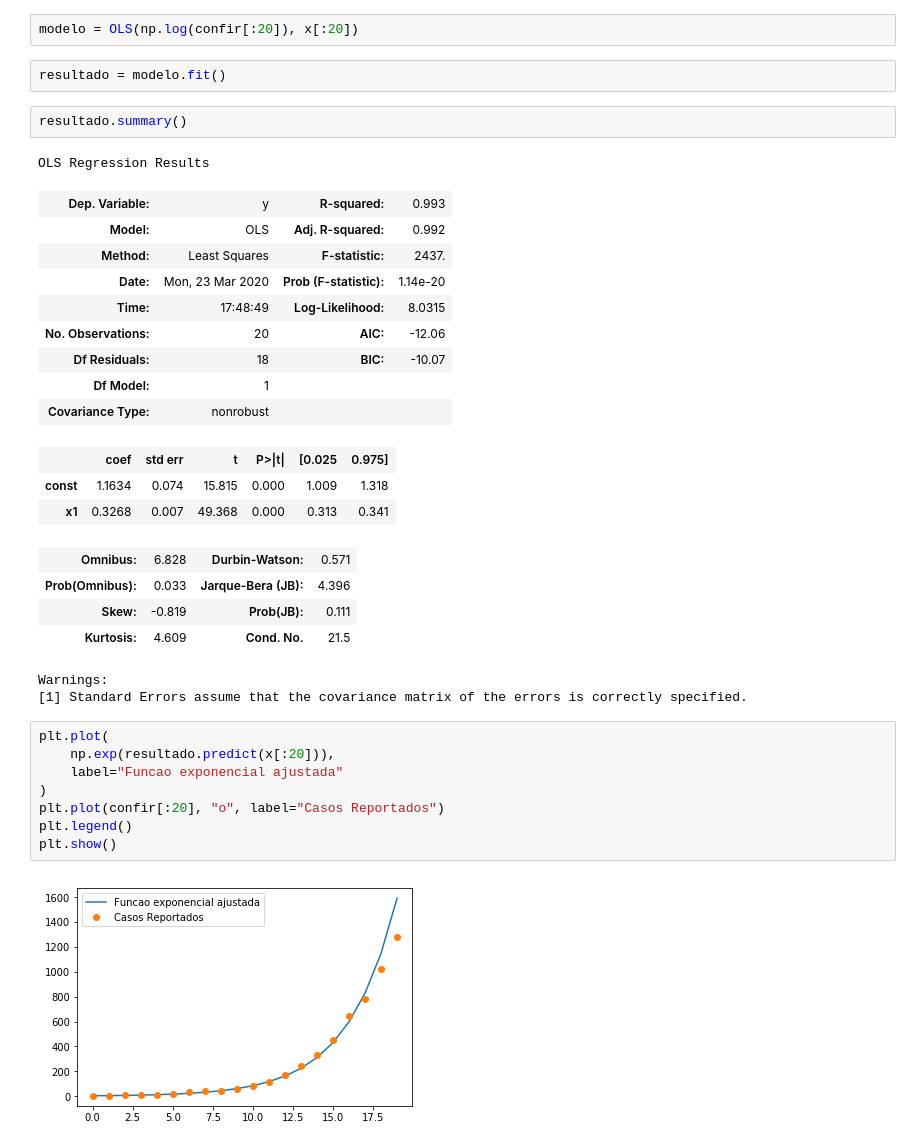
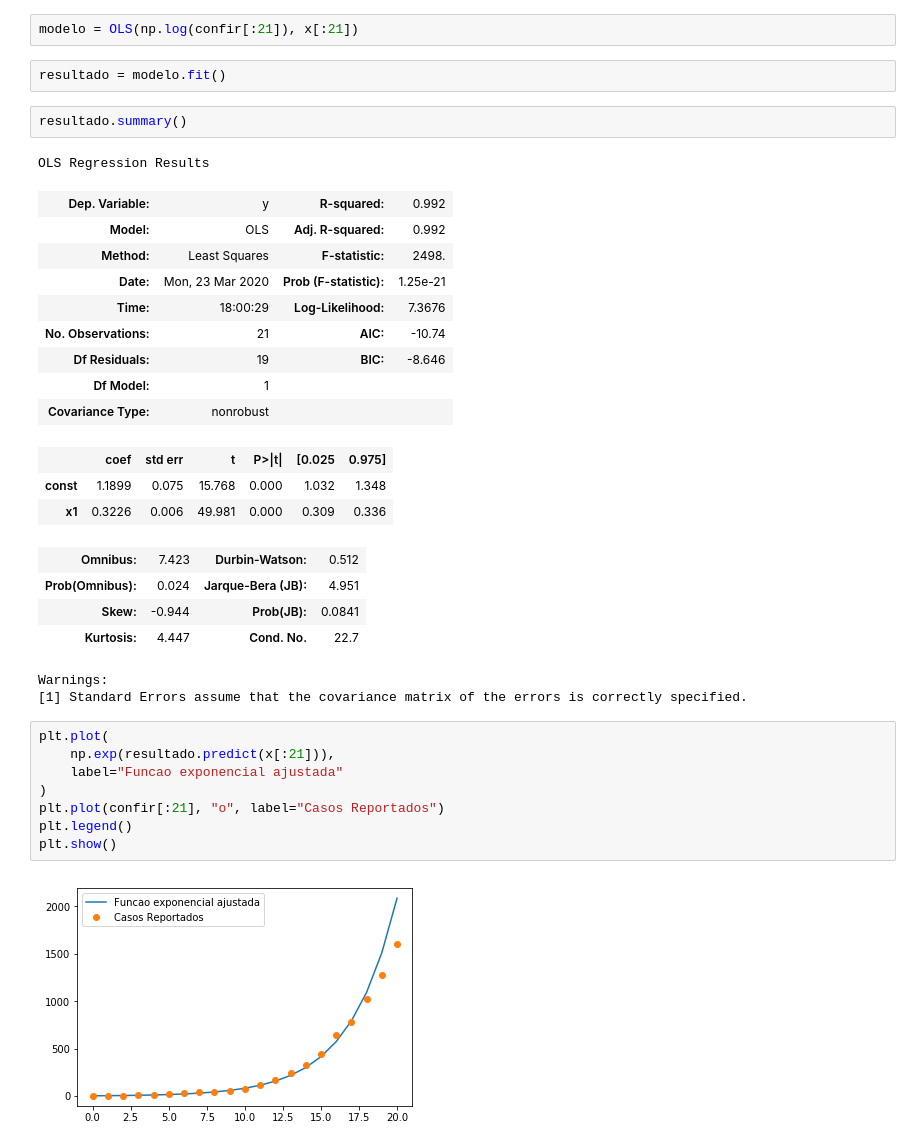
Before and after one commit to DuarteAndre/Covid-19_visualizacao_dados, a Jupyter notebook: Meus_testes_COVID.ipynb, the cells around one changed output. Drawn from its saved outputs; the diff is of its cells as text.

```diff
--- a/Meus_testes_COVID.ipynb
+++ b/Meus_testes_COVID.ipynb
@@ -144,38 +144,38 @@ print (confir)
 x = np.arange(len(confir))
 x = add_constant(x)
 # %%
-modelo = OLS(np.log(confir[:20]), x[:20])
+modelo = OLS(np.log(confir[:21]), x[:21])
 # %%
 resultado = modelo.fit()
 # %%
 resultado.summary()
 # %% [output]
 OLS Regression Results
-| Dep. Variable: | y | R-squared: | 0.993 |
+| Dep. Variable: | y | R-squared: | 0.992 |
 | Model: | OLS | Adj. R-squared: | 0.992 |
-| Method: | Least Squares | F-statistic: | 2437. |
-| Date: | Mon, 23 Mar 2020 | Prob (F-statistic): | 1.14e-20 |
-| Time: | 17:48:49 | Log-Likelihood: | 8.0315 |
-| No. Observations: | 20 | AIC: | -12.06 |
-| Df Residuals: | 18 | BIC: | -10.07 |
+| Method: | Least Squares | F-statistic: | 2498. |
+| Date: | Mon, 23 Mar 2020 | Prob (F-statistic): | 1.25e-21 |
+| Time: | 18:00:29 | Log-Likelihood: | 7.3676 |
+| No. Observations: | 21 | AIC: | -10.74 |
+| Df Residuals: | 19 | BIC: | -8.646 |
 | Df Model: | 1 |  |  |
 | Covariance Type: | nonrobust |  |  |
 |  | coef | std err | t | P>|t| | [0.025 | 0.975] |
-| const | 1.1634 | 0.074 | 15.815 | 0.000 | 1.009 | 1.318 |
-| x1 | 0.3268 | 0.007 | 49.368 | 0.000 | 0.313 | 0.341 |
+| const | 1.1899 | 0.075 | 15.768 | 0.000 | 1.032 | 1.348 |
+| x1 | 0.3226 | 0.006 | 49.981 | 0.000 | 0.309 | 0.336 |
-| Omnibus: | 6.828 | Durbin-Watson: | 0.571 |
-| Prob(Omnibus): | 0.033 | Jarque-Bera (JB): | 4.396 |
-| Skew: | -0.819 | Prob(JB): | 0.111 |
-| Kurtosis: | 4.609 | Cond. No. | 21.5 |
+| Omnibus: | 7.423 | Durbin-Watson: | 0.512 |
+| Prob(Omnibus): | 0.024 | Jarque-Bera (JB): | 4.951 |
+| Skew: | -0.944 | Prob(JB): | 0.0841 |
+| Kurtosis: | 4.447 | Cond. No. | 22.7 |
 Warnings:
 [1] Standard Errors assume that the covariance matrix of the errors is correctly specified.
 # %%
 plt.plot(
-    np.exp(resultado.predict(x[:20])),
+    np.exp(resultado.predict(x[:21])),
     label="Funcao exponencial ajustada"
 )
-plt.plot(confir[:20], "o", label="Casos Reportados")
+plt.plot(confir[:21], "o", label="Casos Reportados")
 plt.legend()
 plt.show()
 # %% [output]
-[figure, old version]
+[figure, new version]
```
